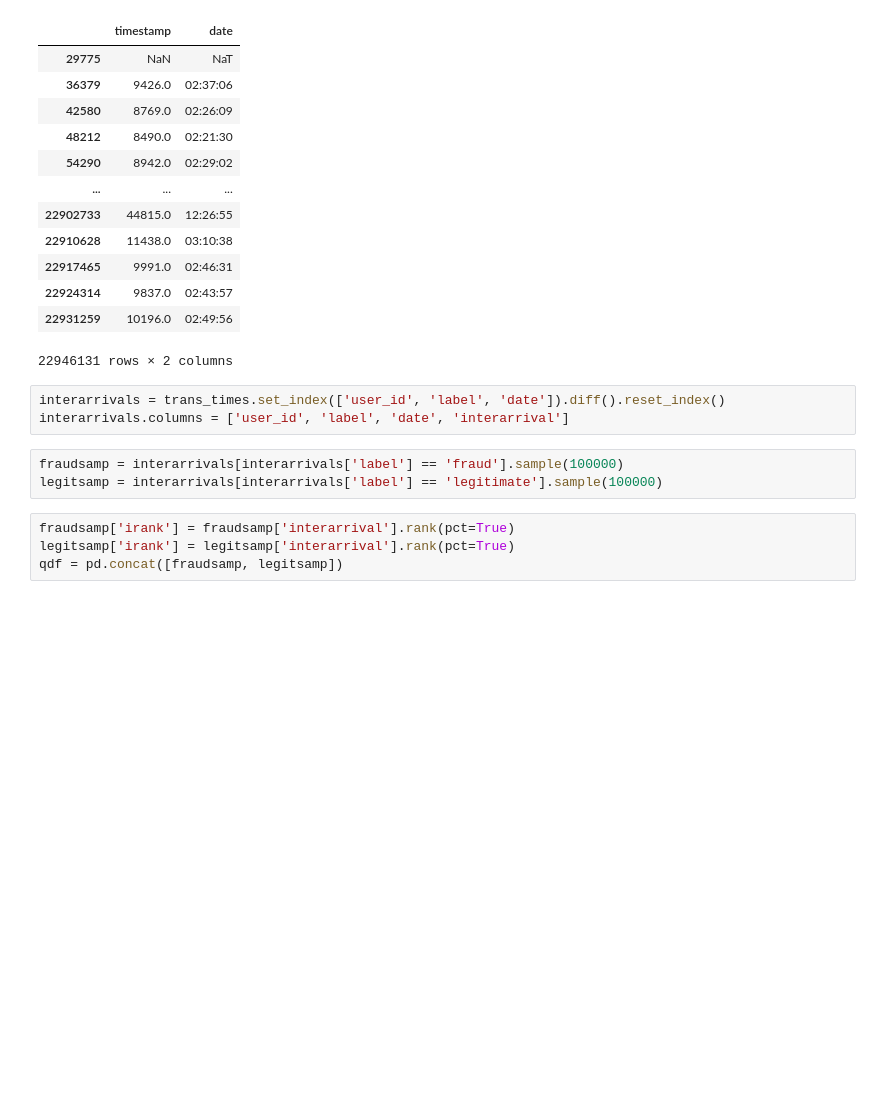
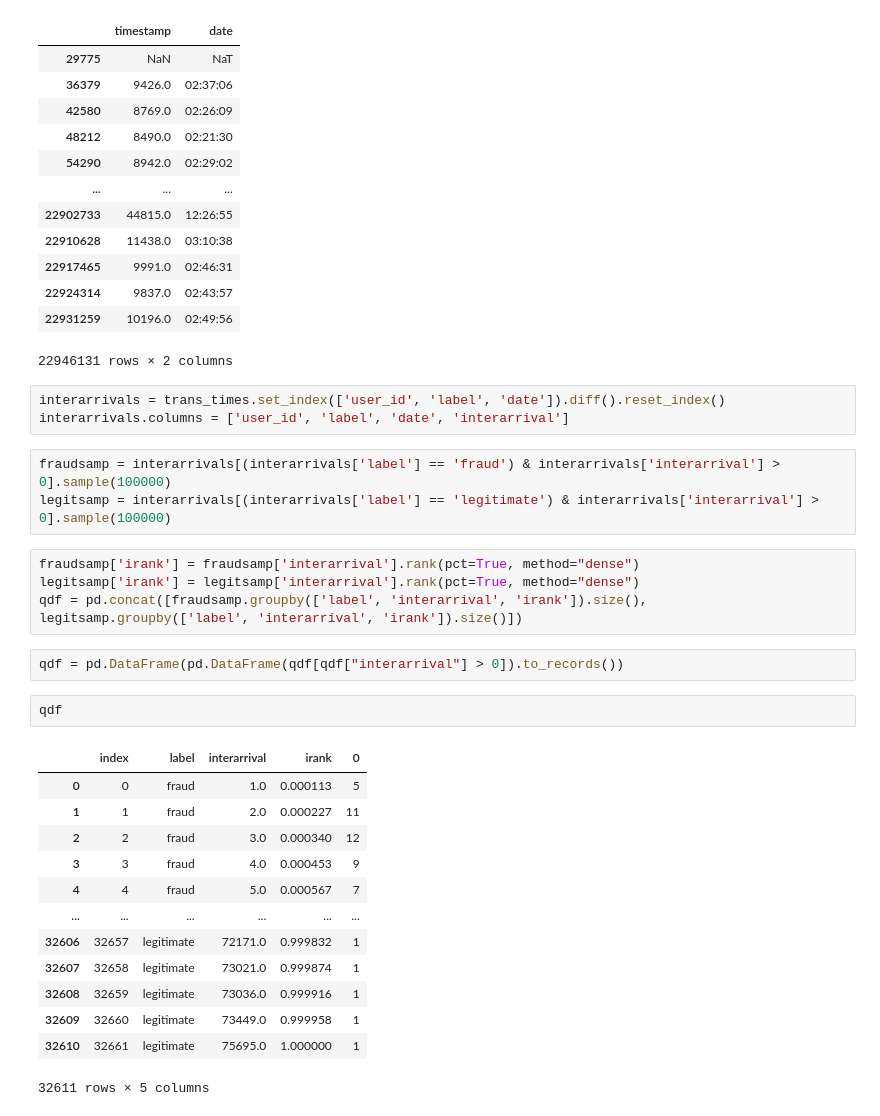
Before and after one commit to willb/fraud-notebooks, a Jupyter notebook: 01-eda.ipynb, the cells around one changed output. Saved outputs shown, nothing was run; the diff lists cells and outputs as text; blank space fills up the shorter version.

Commit message:
WIP on EDA -- sorting out interarrival times

```diff
--- a/01-eda.ipynb
+++ b/01-eda.ipynb
@@ -123,12 +123,30 @@ trans_times.groupby(['user_id', 'label']).diff()
 interarrivals = trans_times.set_index(['user_id', 'label', 'date']).diff().reset_index()
 interarrivals.columns = ['user_id', 'label', 'date', 'interarrival']
 # %%
-fraudsamp = interarrivals[interarrivals['label'] == 'fraud'].sample(100000)
-legitsamp = interarrivals[interarrivals['label'] == 'legitimate'].sample(100000)
+fraudsamp = interarrivals[(interarrivals['label'] == 'fraud') & interarrivals['interarrival'] > 0].sample(100000)
+legitsamp = interarrivals[(interarrivals['label'] == 'legitimate') & interarrivals['interarrival'] > 0].sample(100000)
 # %%
-fraudsamp['irank'] = fraudsamp['interarrival'].rank(pct=True)
-legitsamp['irank'] = legitsamp['interarrival'].rank(pct=True)
-qdf = pd.concat([fraudsamp, legitsamp])
+fraudsamp['irank'] = fraudsamp['interarrival'].rank(pct=True, method="dense")
+legitsamp['irank'] = legitsamp['interarrival'].rank(pct=True, method="dense")
+qdf = pd.concat([fraudsamp.groupby(['label', 'interarrival', 'irank']).size(), legitsamp.groupby(['label', 'interarrival', 'irank']).size()])
+# %%
+qdf = pd.DataFrame(pd.DataFrame(qdf[qdf["interarrival"] > 0]).to_records())
+# %%
+qdf
+# %% [output]
+|  | index | label | interarrival | irank | 0 |
+| 0 | 0 | fraud | 1.0 | 0.000113 | 5 |
+| 1 | 1 | fraud | 2.0 | 0.000227 | 11 |
+| 2 | 2 | fraud | 3.0 | 0.000340 | 12 |
+| 3 | 3 | fraud | 4.0 | 0.000453 | 9 |
+| 4 | 4 | fraud | 5.0 | 0.000567 | 7 |
+| ... | ... | ... | ... | ... | ... |
+| 32606 | 32657 | legitimate | 72171.0 | 0.999832 | 1 |
+| 32607 | 32658 | legitimate | 73021.0 | 0.999874 | 1 |
+| 32608 | 32659 | legitimate | 73036.0 | 0.999916 | 1 |
+| 32609 | 32660 | legitimate | 73449.0 | 0.999958 | 1 |
+| 32610 | 32661 | legitimate | 75695.0 | 1.000000 | 1 |
+32611 rows × 5 columns
 # %%
 [df[(df['irank'] < (0.1 * (i + 1))) & (df['irank'] >= (0.1 * i))].sample(25) for i in range(10) for df in [fraudsamp]]
 # %% [output]
```
Also changed, not shown: parts of 3 cells of this notebook.
